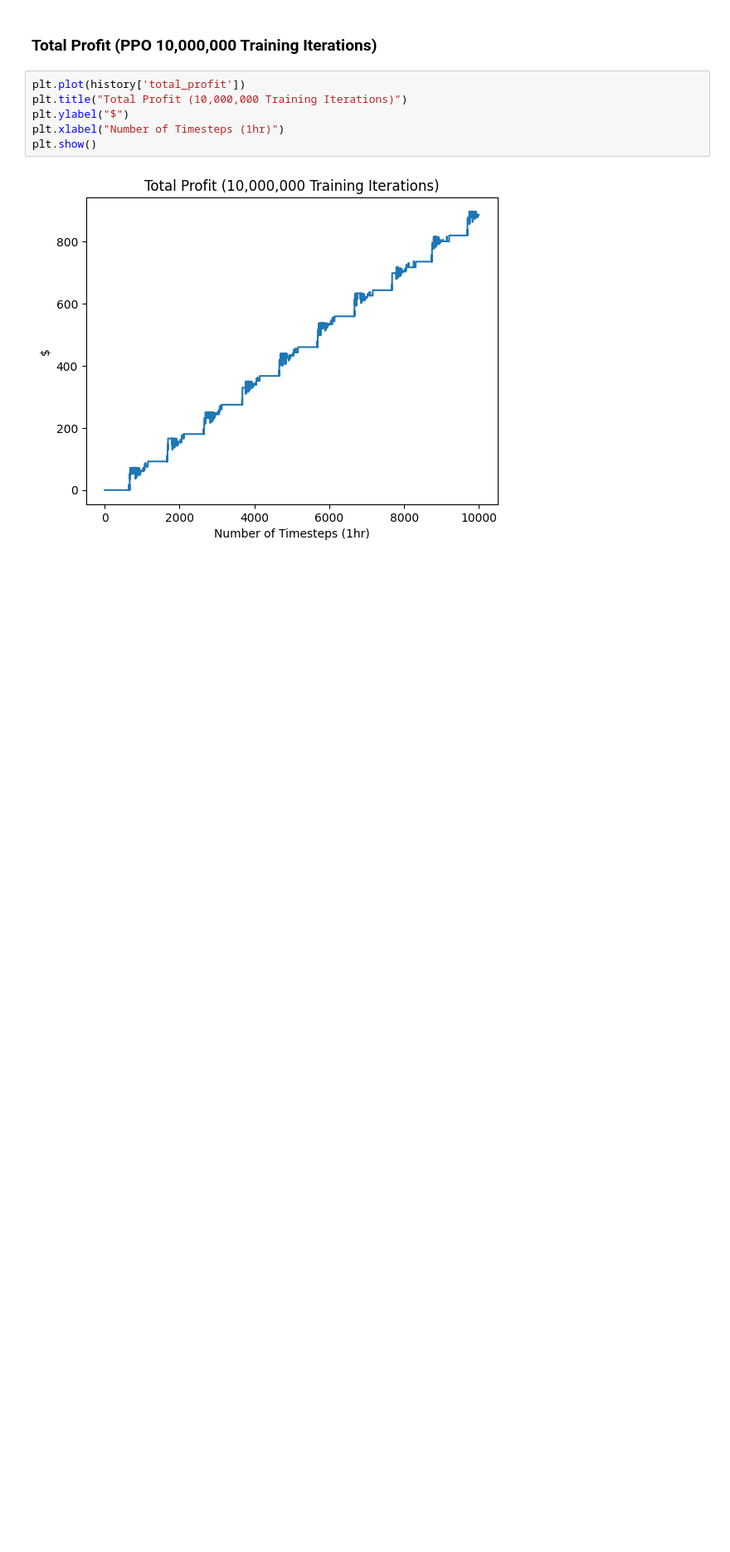
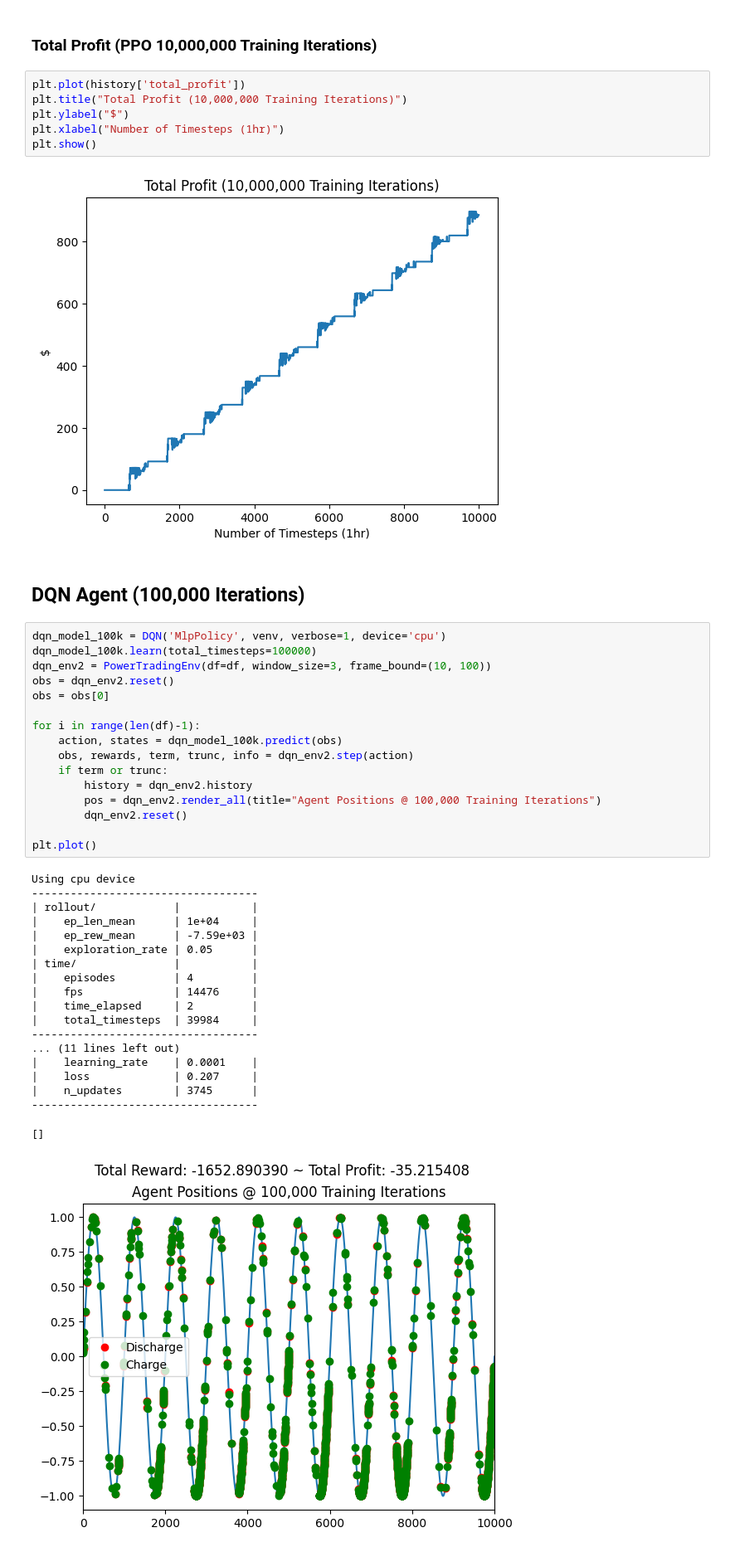
Before and after one commit to andrewrade/3001-RL-Grid-Battery-Management-Agent, a Jupyter notebook: environment.ipynb, the cells around one changed output. Shown at 83% size. Cells and saved outputs as stored; diff of their text form; blank space fills up the shorter version.

Commit message:
DQN agent

```diff
--- a/environment.ipynb
+++ b/environment.ipynb
@@ -220,3 +220,41 @@ plt.xlabel("Number of Timesteps (1hr)")
 plt.show()
 # %% [output]
 [figure]
+# %% [markdown]
+## DQN Agent (100,000 Iterations)
+# %%
+dqn_model_100k = DQN('MlpPolicy', venv, verbose=1, device='cpu')
+dqn_model_100k.learn(total_timesteps=100000)
+dqn_env2 = PowerTradingEnv(df=df, window_size=3, frame_bound=(10, 100))
+obs = dqn_env2.reset()
+obs = obs[0]
+
+for i in range(len(df)-1):
+    action, states = dqn_model_100k.predict(obs)
+    obs, rewards, term, trunc, info = dqn_env2.step(action)
+    if term or trunc:
+        history = dqn_env2.history
+        pos = dqn_env2.render_all(title="Agent Positions @ 100,000 Training Iterations")
+        dqn_env2.reset()
+
+plt.plot()
+# %% [output]
+Using cpu device
+-----------------------------------
+| rollout/            |           |
+|    ep_len_mean      | 1e+04     |
+|    ep_rew_mean      | -7.59e+03 |
+|    exploration_rate | 0.05      |
+| time/               |           |
+|    episodes         | 4         |
+|    fps              | 14476     |
+|    time_elapsed     | 2         |
+|    total_timesteps  | 39984     |
+-----------------------------------
+... (11 lines left out)
+|    learning_rate    | 0.0001    |
+|    loss             | 0.207     |
+|    n_updates        | 3745      |
+-----------------------------------
+[]
+[figure, added]
```
Also changed, not shown: parts of 11 cells of this notebook.
